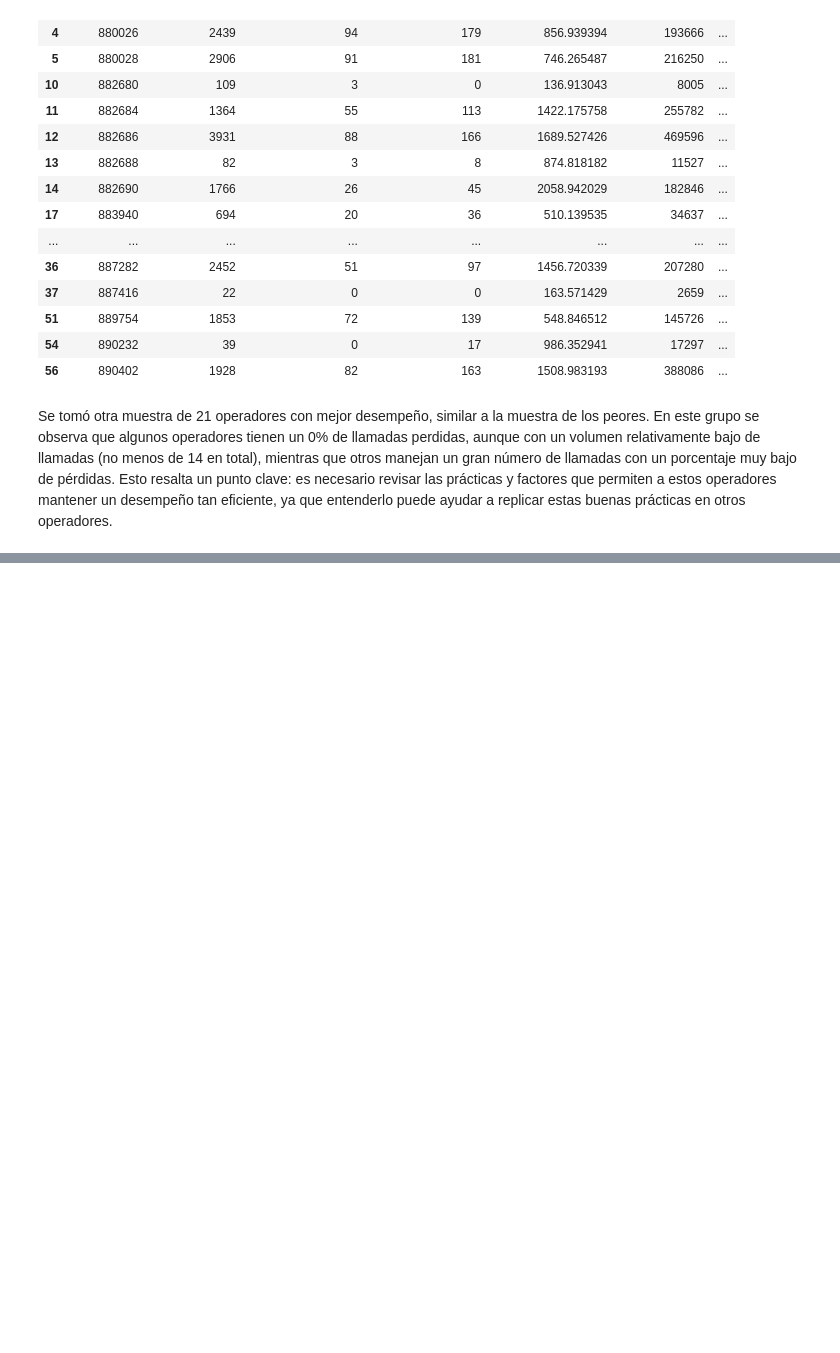
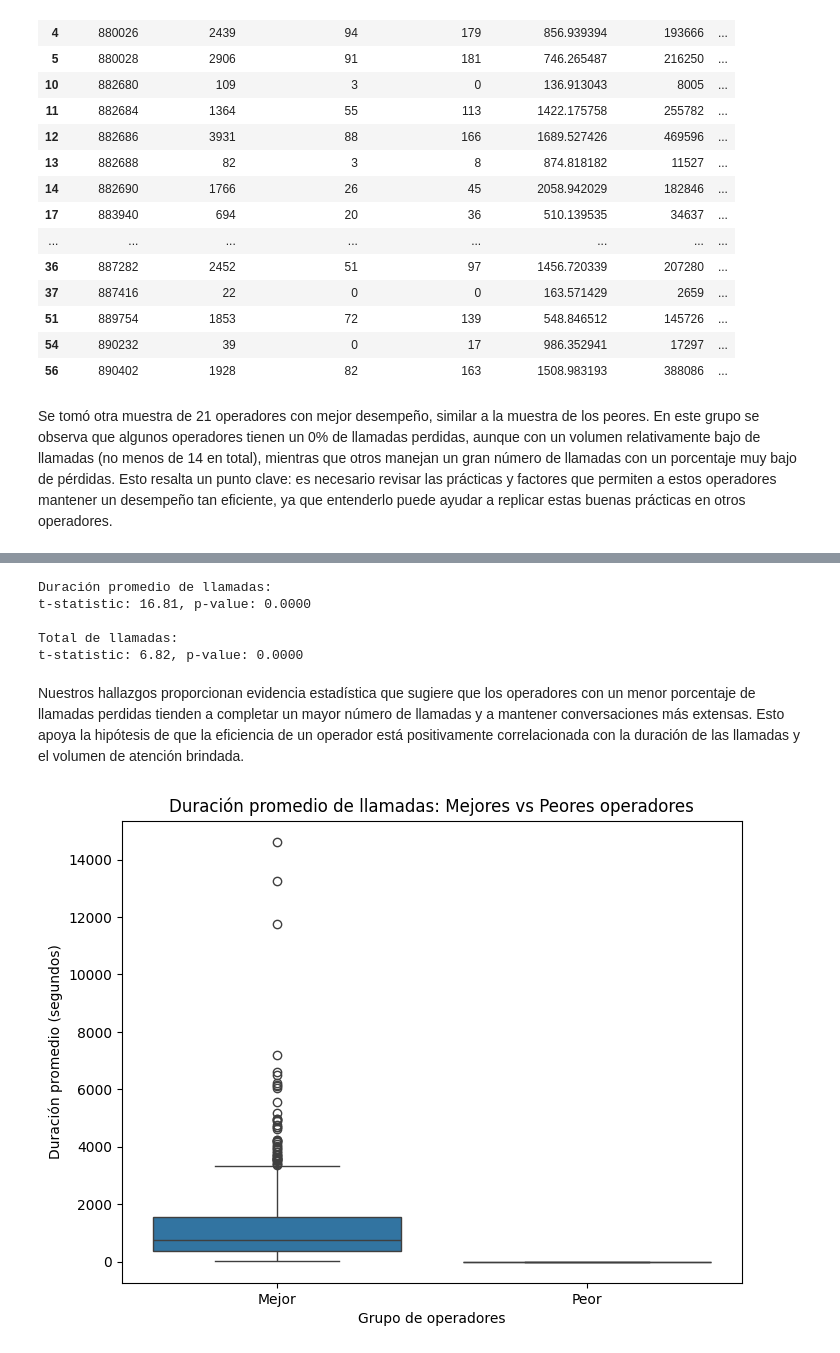
Before and after one commit to fttm-mdz/proyecto_final, a Jupyter notebook: notebooks/EDA_inicial.ipynb, the cells around one changed output, grey strips where cells are left out. Cells and saved outputs as stored; diff of their text form; code cells hidden in the pictures; blank space fills up the shorter version.

```diff
--- a/notebooks/EDA_inicial.ipynb
+++ b/notebooks/EDA_inicial.ipynb
@@ -461,0 +498,18 @@ Se tomó otra muestra de 21 operadores con mejor desempeño, similar a la muestr
+# %%
+#mejores operadores
+mejores = resumen_operadores[(resumen_operadores["porcentaje_perdidas"] <= 5) & (resumen_operadores["total_llamadas"] >= 10)]
+
+#peores operadores
+peores = resumen_operadores[resumen_operadores["porcentaje_perdidas"] == 100]
+
+#extraer series para comparación
+duracion_mejores = mejores["duracion_promedio"]
+duracion_peores = peores["duracion_promedio"]
+
+llamadas_mejores = mejores["total_llamadas"]
+llamadas_peores = peores["total_llamadas"]
+
+print("Duración promedio de llamadas (mejores operadores):\n", duracion_mejores)
+print("\nDuración promedio de llamadas (peores operadores):\n", duracion_peores)
+print("\nTotal de llamadas (mejores operadores):\n", llamadas_mejores)
+print("\nTotal de llamadas (peores operadores):\n", llamadas_peores)
@@ -461,0 +534,34 @@ Se tomó otra muestra de 21 operadores con mejor desempeño, similar a la muestr
+# %%
+from scipy.stats import ttest_ind
+
+#comparación de duración promedio
+t_stat_dur, p_val_dur = ttest_ind(duracion_mejores, duracion_peores, equal_var=False)
+print("Duración promedio de llamadas:")
+print(f"t-statistic: {t_stat_dur:.2f}, p-value: {p_val_dur:.4f}")
+
+#comparación de total de llamadas
+t_stat_ll, p_val_ll = ttest_ind(llamadas_mejores, llamadas_peores, equal_var=False)
+print("\nTotal de llamadas:")
+print(f"t-statistic: {t_stat_ll:.2f}, p-value: {p_val_ll:.4f}")
+# %% [output]
+Duración promedio de llamadas:
+t-statistic: 16.81, p-value: 0.0000
+
+Total de llamadas:
+t-statistic: 6.82, p-value: 0.0000
+# %% [markdown]
+Nuestros hallazgos proporcionan evidencia estadística que sugiere que los operadores con un menor porcentaje de llamadas perdidas tienden a completar un mayor número de llamadas y a mantener conversaciones más extensas. Esto apoya la hipótesis de que la eficiencia de un operador está positivamente correlacionada con la duración de las llamadas y el volumen de atención brindada.
+# %%
+#comparación visual de los mejores y peores operadores
+plt.figure(figsize=(8,6))
+sns.boxplot(
+    x="grupo",
+    y="duracion_promedio",
+    data=pd.concat([mejores.assign(grupo="Mejor"), operadores_100.assign(grupo="Peor")])
+)
+plt.title("Duración promedio de llamadas: Mejores vs Peores operadores")
+plt.ylabel("Duración promedio (segundos)")
+plt.xlabel("Grupo de operadores")
+plt.show()
+# %% [output]
+[figure, added]
```
Also changed, not shown: parts of 15 cells of this notebook, 1 other file.
